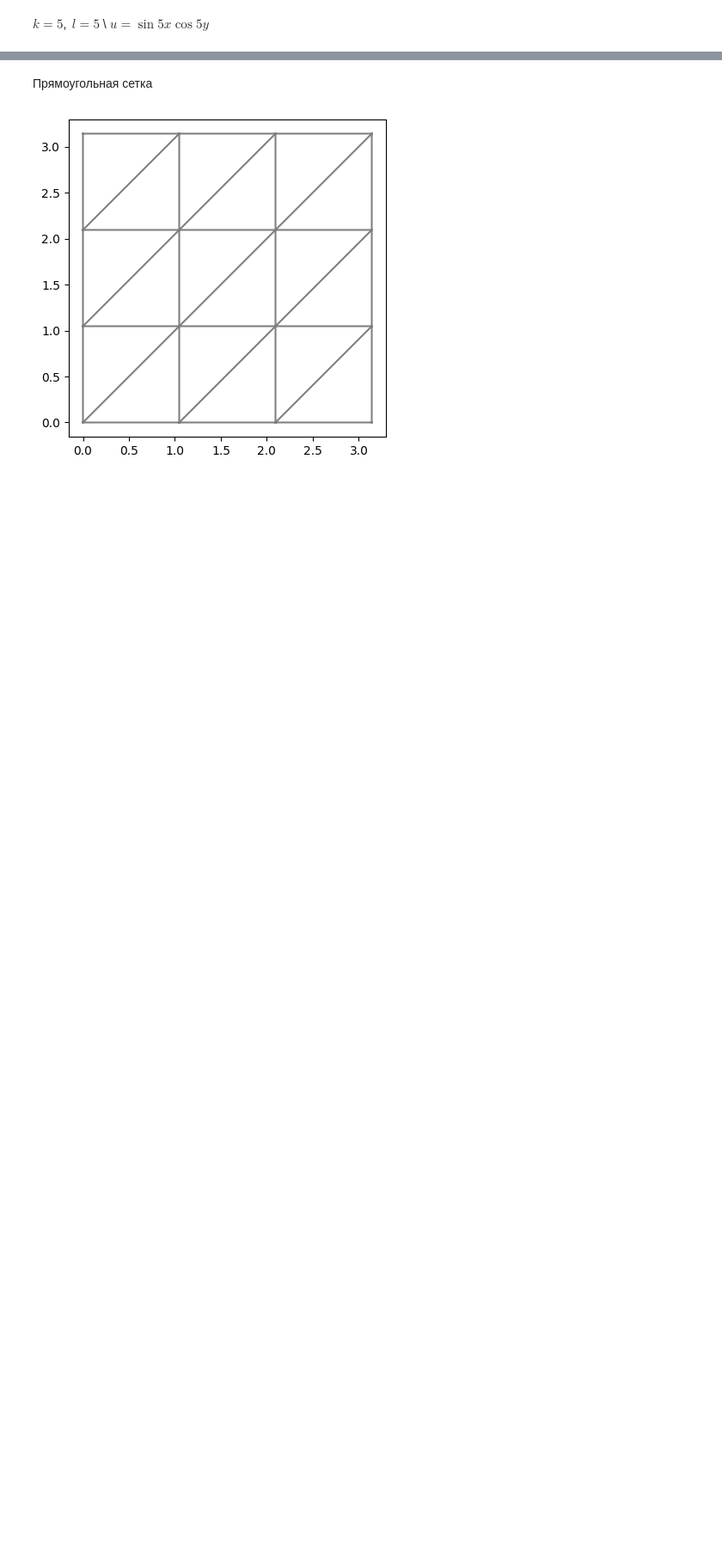
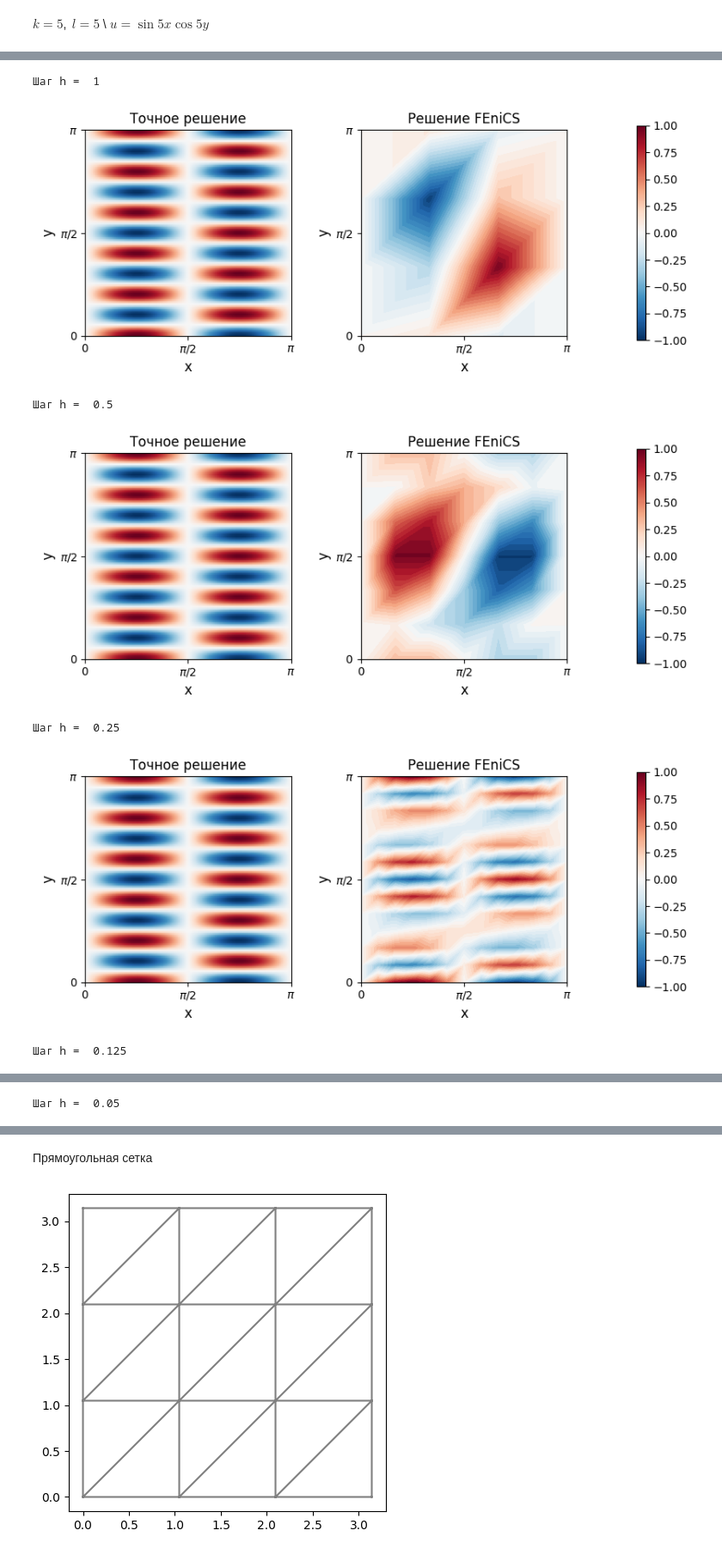
Before and after one commit to Pisarenkova/KT_2025, a Jupyter notebook: "fenics_ipynb".ipynb, the cells around one changed output, grey strips where cells are left out. Shown at 86% size. Cells and saved outputs as stored; diff of their text form; code cells hidden in the pictures; blank space fills up the shorter version.

```diff
--- a/"fenics_ipynb".ipynb
+++ b/"fenics_ipynb".ipynb
@@ -329,0 +257,17 @@ analyze_errors()
+# %%
+k = 2
+l = 10
+i = 2
+h=[1, 0.5, 0.25, 0.125, 0.05]
+for h_values in h:
+  #mesh, u_solution = solve_pde(f_exp[i], u_d[i], h)
+  print(f"Шаг h =  {h_values}")
+  visualize_solution(k,l,h_values,i)
+# %% [output]
+Шаг h =  1
+[figure, added]
+Шаг h =  0.5
+[figure, added]
+Шаг h =  0.25
+[figure, added]
+Шаг h =  0.125
@@ -329,0 +275 @@ analyze_errors()
+Шаг h =  0.05
```
Also changed, not shown: parts of 13 cells of this notebook.
